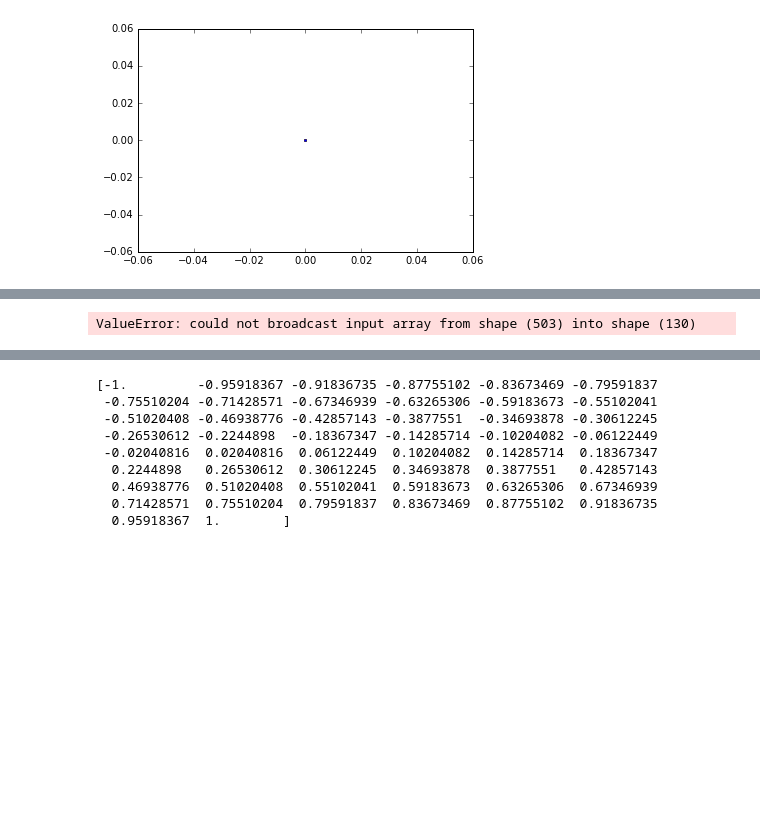
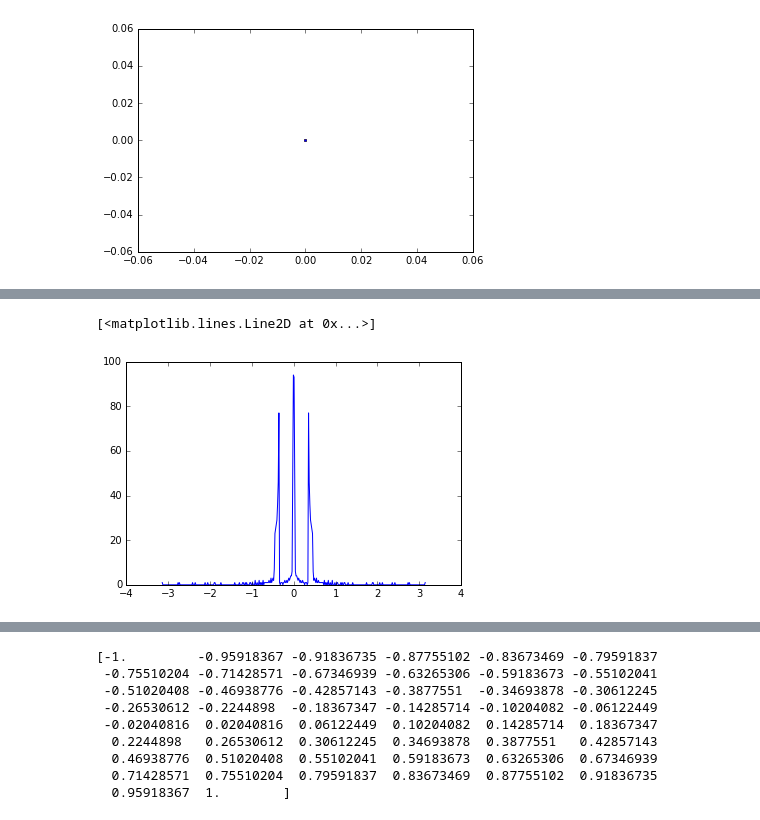
Before and after one commit to JavierMarmol/Tareas, a Jupyter notebook: Rutherford.ipynb, the cells around one changed output, grey strips where cells are left out. Saved outputs shown, nothing was run; the diff lists cells and outputs as text; code cells hidden in the pictures; blank space fills up the shorter version.

```diff
--- a/Rutherford.ipynb
+++ b/Rutherford.ipynb
@@ -146,11 +254,17 @@ for k in range(particulas):
-# %%
-a_b_g = [0.5,-0.5,0.5]
-particulas = 80
-
-
-p_ini = [-0.5,((4./particulas)*57)-2,4,0]
-trayectoria = rutherford(p_ini,a_b_g,130,2)
-
-print trayectoria
-# %% [output]
-ValueError: could not broadcast input array from shape (503) into shape (130)
+# %%
+division = 400
+n = zeros(division)
+for l in range(division):
+    for ii in range(particulas):
+        if (2*l*(pi/division))-pi <= graph[ii] <(2*(l+1)*(pi/division))-pi:
+            n[l] += 1
+
+        else:
+            n[l] += 0
+
+y = linspace(-pi,pi,division)
+plot(y,n)
+#print n
+# %% [output]
+[<matplotlib.lines.Line2D at 0x...>]
+[figure, added]
```
Also changed, not shown: parts of 19 cells of this notebook, 9 other files.
